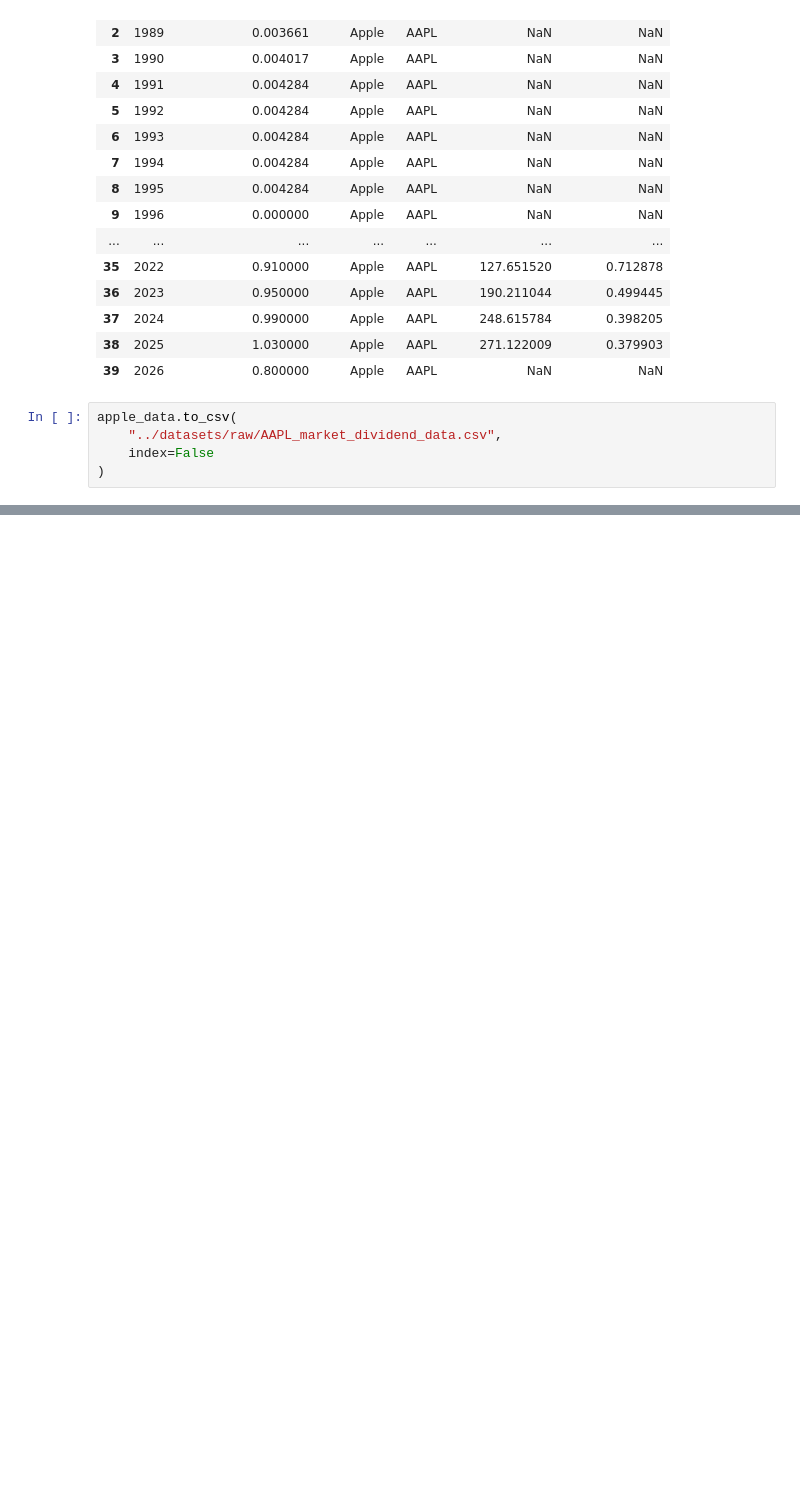
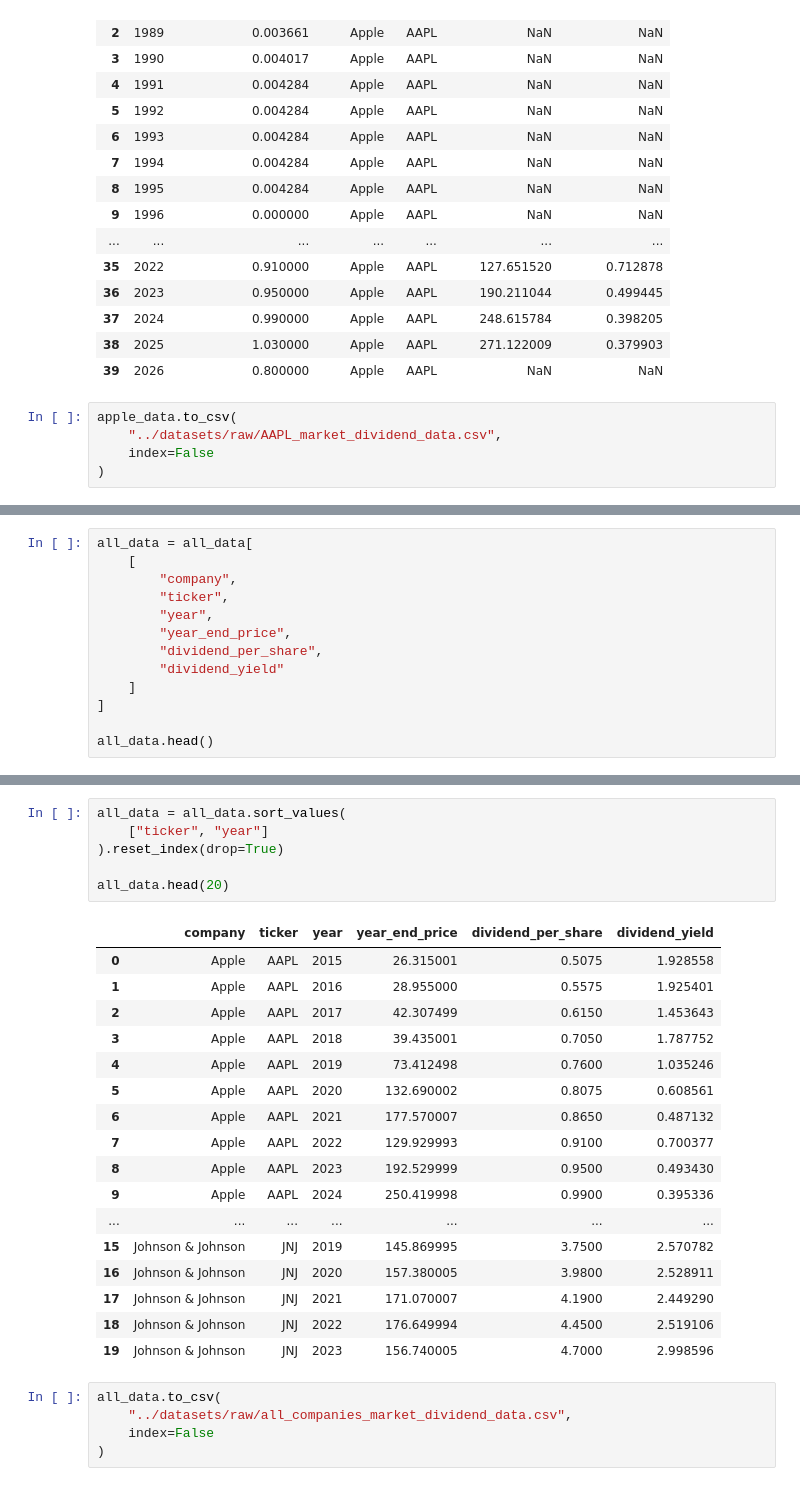
Before and after one commit to Jenniskamboj/Dividend-Puzzle-Analyzer, a Jupyter notebook: notebooks/01_data_understanding.ipynb, the cells around one changed output, grey strips where cells are left out. Drawn from its saved outputs; the diff is of its cells as text; blank space fills up the shorter version.

```diff
--- a/notebooks/01_data_understanding.ipynb
+++ b/notebooks/01_data_understanding.ipynb
@@ -309,0 +495,13 @@ apple_data.to_csv(
+# %%
+all_data = all_data[
+    [
+        "company",
+        "ticker",
+        "year",
+        "year_end_price",
+        "dividend_per_share",
+        "dividend_yield"
+    ]
+]
+
+all_data.head()
@@ -309,0 +515,29 @@ apple_data.to_csv(
+# %%
+all_data = all_data.sort_values(
+    ["ticker", "year"]
+).reset_index(drop=True)
+
+all_data.head(20)
+# %% [output]
+|  | company | ticker | year | year_end_price | dividend_per_share | dividend_yield |
+| 0 | Apple | AAPL | 2015 | 26.315001 | 0.5075 | 1.928558 |
+| 1 | Apple | AAPL | 2016 | 28.955000 | 0.5575 | 1.925401 |
+| 2 | Apple | AAPL | 2017 | 42.307499 | 0.6150 | 1.453643 |
+| 3 | Apple | AAPL | 2018 | 39.435001 | 0.7050 | 1.787752 |
+| 4 | Apple | AAPL | 2019 | 73.412498 | 0.7600 | 1.035246 |
+| 5 | Apple | AAPL | 2020 | 132.690002 | 0.8075 | 0.608561 |
+| 6 | Apple | AAPL | 2021 | 177.570007 | 0.8650 | 0.487132 |
+| 7 | Apple | AAPL | 2022 | 129.929993 | 0.9100 | 0.700377 |
+| 8 | Apple | AAPL | 2023 | 192.529999 | 0.9500 | 0.493430 |
+| 9 | Apple | AAPL | 2024 | 250.419998 | 0.9900 | 0.395336 |
+| ... | ... | ... | ... | ... | ... | ... |
+| 15 | Johnson & Johnson | JNJ | 2019 | 145.869995 | 3.7500 | 2.570782 |
+| 16 | Johnson & Johnson | JNJ | 2020 | 157.380005 | 3.9800 | 2.528911 |
+| 17 | Johnson & Johnson | JNJ | 2021 | 171.070007 | 4.1900 | 2.449290 |
+| 18 | Johnson & Johnson | JNJ | 2022 | 176.649994 | 4.4500 | 2.519106 |
+| 19 | Johnson & Johnson | JNJ | 2023 | 156.740005 | 4.7000 | 2.998596 |
+# %%
+all_data.to_csv(
+    "../datasets/raw/all_companies_market_dividend_data.csv",
+    index=False
+)
```
Also changed, not shown: parts of 10 cells of this notebook, 2 other files.
